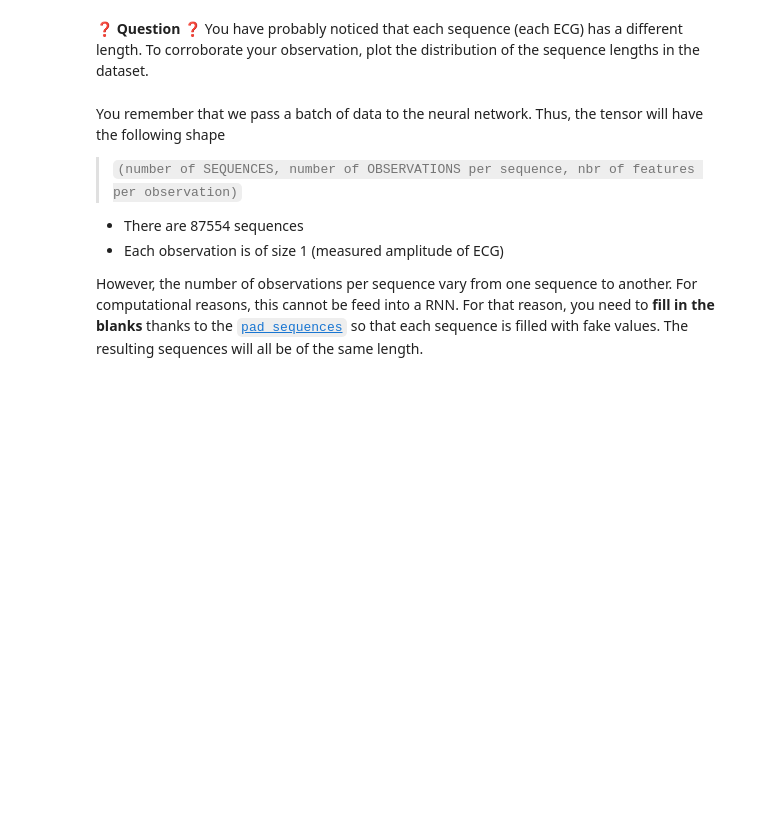
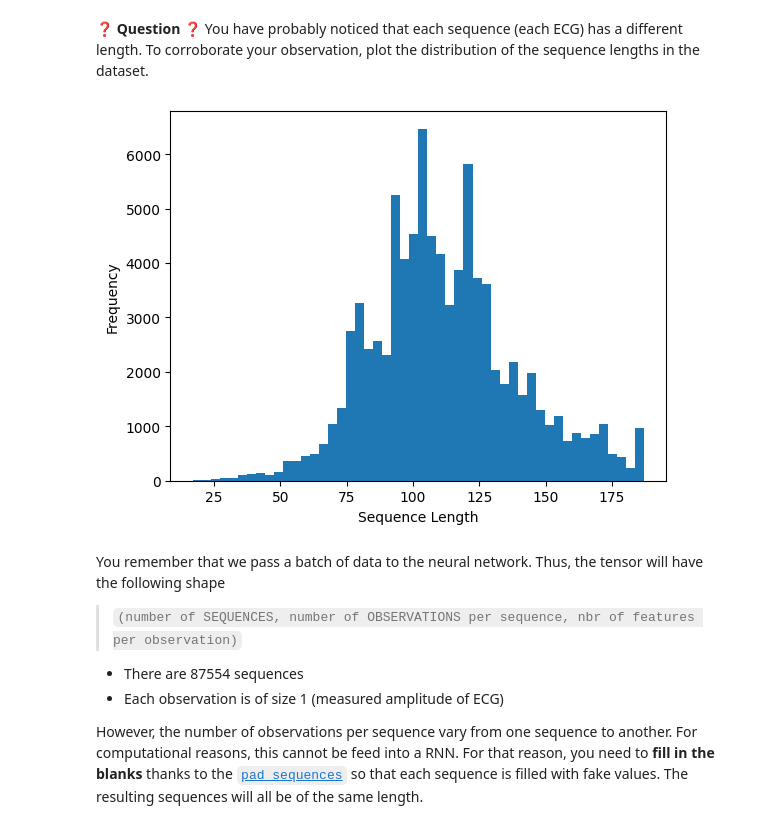
Before and after one commit to brmuloot/Excuses.com-2-RNN, a Jupyter notebook: Mission2/classify_electrocardiograms.ipynb, the cells around one changed output. Saved outputs shown, nothing was run; the diff lists cells and outputs as text; code cells hidden in the pictures; blank space fills up the shorter version.

```diff
--- a/Mission2/classify_electrocardiograms.ipynb
+++ b/Mission2/classify_electrocardiograms.ipynb
@@ -33,7 +23,4 @@ UnpicklingError: STACK_GLOBAL requires str
 # %%
 import numpy as np
-
-X = np.load('ECG_data/X.npy', allow_pickle=True).tolist()
-y = np.load('ECG_data/y.npy', allow_pickle=True).tolist()
-
-print(len(X), " time series")
+X = np.load('ECG_data/ECG_X.npy', allow_pickle=True).tolist()
+y = np.load('ECG_data/ECG_Y.npy', allow_pickle=True).tolist()
@@ -62,3 +47,12 @@ plt.show()
+# %%
+lengths = [len(seq) for seq in X]
+
+plt.hist(lengths, bins=50)
+plt.xlabel('Sequence Length')
+plt.ylabel('Frequency')
+plt.show()
+# %% [output]
+[figure, added]
 # %% [markdown]
 You remember that we pass a batch of data to the neural network. Thus, the tensor will have the following shape
 >`(number of SEQUENCES, number of OBSERVATIONS per sequence, nbr of features per observation)`
```
Also changed, not shown: parts of 26 cells of this notebook, 5 other files.
